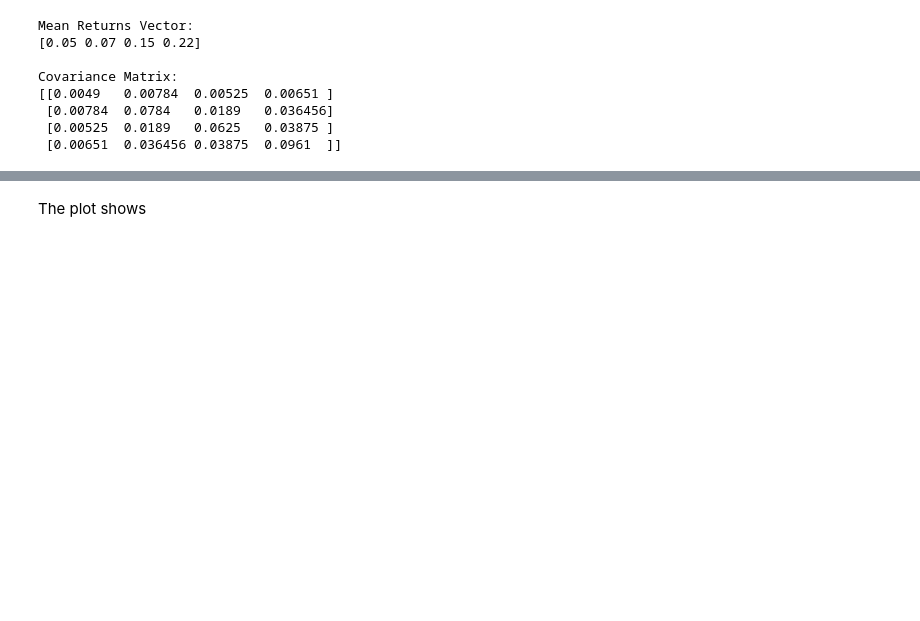
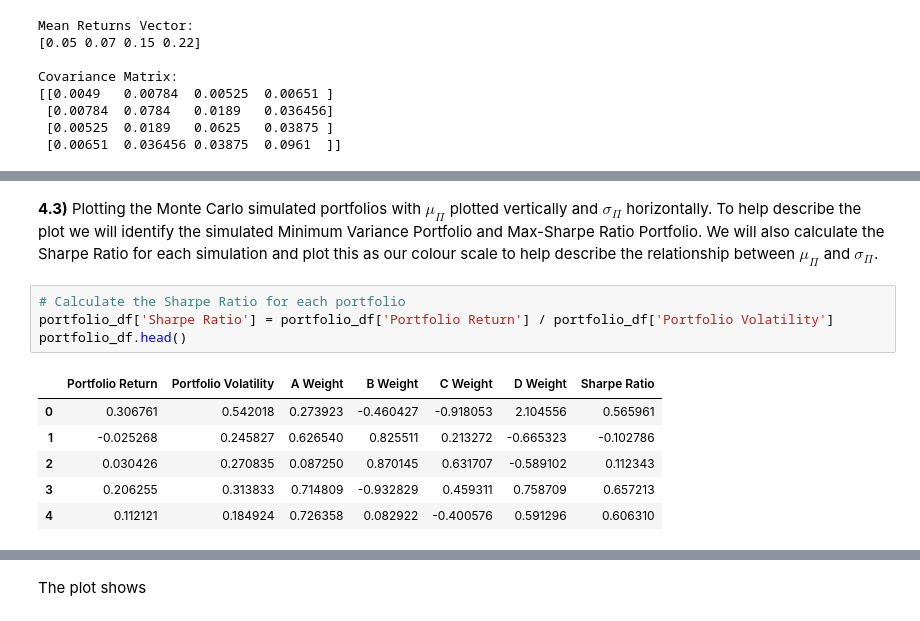
Before and after one commit to imharrisonking/cqf, a Jupyter notebook: 02-quantitative-risk-and-return/exam/E1_HARRISONKING_REPORT.ipynb, the cells around one changed output, grey strips where cells are left out. Drawn from its saved outputs; the diff is of its cells as text; blank space fills up the shorter version.

```diff
--- a/02-quantitative-risk-and-return/exam/E1_HARRISONKING_REPORT.ipynb
+++ b/02-quantitative-risk-and-return/exam/E1_HARRISONKING_REPORT.ipynb
@@ -614,3 +611,16 @@ portfolio_df.head()
+# %% [markdown]
+**4.3)** Plotting the Monte Carlo simulated portfolios with $\mu_{\Pi}$ plotted vertically and $\sigma_{\Pi}$ horizontally. To help describe the plot we will identify the simulated Minimum Variance Portfolio and Max-Sharpe Ratio Portfolio. We will also calculate the Sharpe Ratio for each simulation and plot this as our colour scale to help describe the relationship between $\mu_{\Pi}$ and $\sigma_{\Pi}$.
+# %%
+# Calculate the Sharpe Ratio for each portfolio
+portfolio_df['Sharpe Ratio'] = portfolio_df['Portfolio Return'] / portfolio_df['Portfolio Volatility']
+portfolio_df.head()
+# %% [output]
+|  | Portfolio Return | Portfolio Volatility | A Weight | B Weight | C Weight | D Weight | Sharpe Ratio |
+| 0 | 0.306761 | 0.542018 | 0.273923 | -0.460427 | -0.918053 | 2.104556 | 0.565961 |
+| 1 | -0.025268 | 0.245827 | 0.626540 | 0.825511 | 0.213272 | -0.665323 | -0.102786 |
+| 2 | 0.030426 | 0.270835 | 0.087250 | 0.870145 | 0.631707 | -0.589102 | 0.112343 |
+| 3 | 0.206255 | 0.313833 | 0.714809 | -0.932829 | 0.459311 | 0.758709 | 0.657213 |
+| 4 | 0.112121 | 0.184924 | 0.726358 | 0.082922 | -0.400576 | 0.591296 | 0.606310 |
 # %%
 # Plot the Monte Carlo simulation using matplotlib
 fig = plt.figure(figsize=(12, 8))
```
Also changed, not shown: parts of 4 cells of this notebook, 3 other files.
